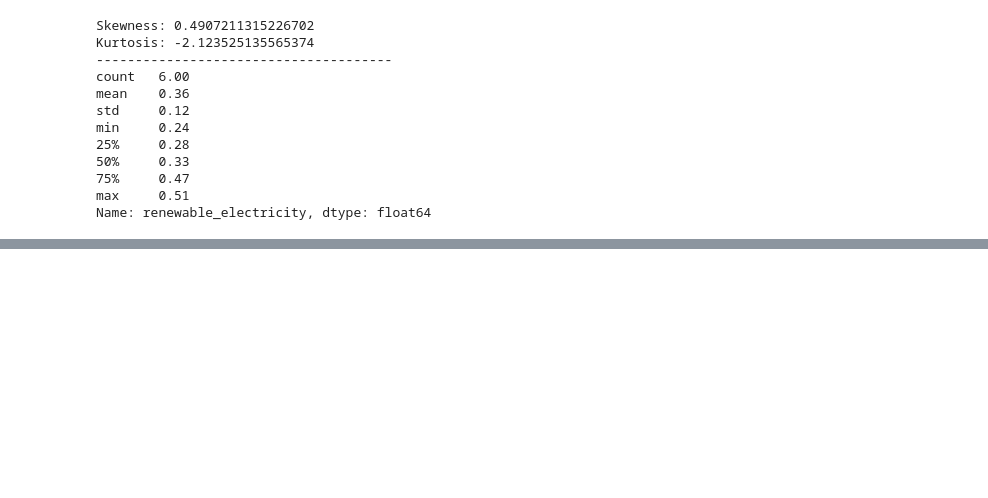
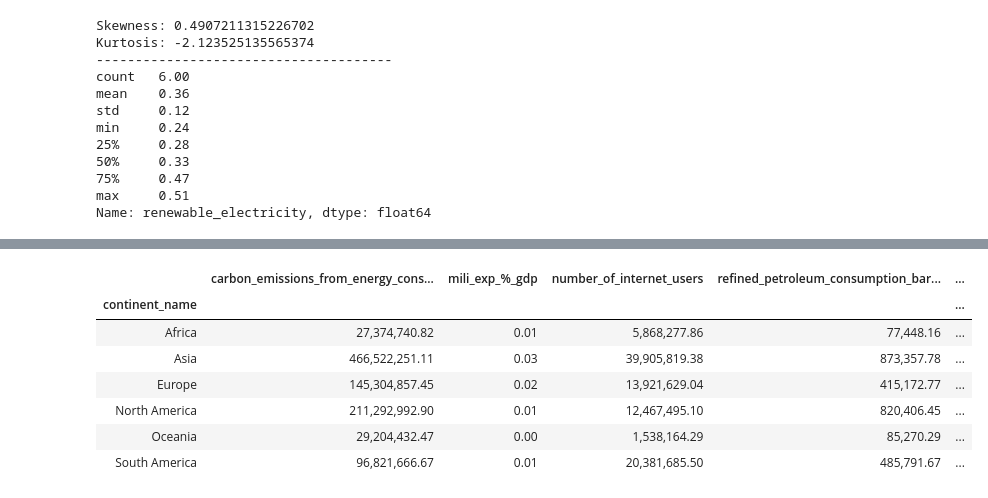
Before and after one commit to Silkways/CIA-Project, a Jupyter notebook: Laura's notebook.ipynb, the cells around one changed output, grey strips where cells are left out. Cells and saved outputs as stored; diff of their text form; code cells hidden in the pictures; blank space fills up the shorter version.

```diff
--- a/Laura's notebook.ipynb
+++ b/Laura's notebook.ipynb
@@ -670,0 +685,11 @@ Name: renewable_electricity, dtype: float64
+# %%
+continent_df.groupby('continent_name').mean()
+# %% [output]
+|  | carbon_emissions_from_energy_cons... | mili_exp_%_gdp | number_of_internet_users | refined_petroleum_consumption_bar... | ... |
+| continent_name |  |  |  |  | ... |
+| Africa | 27,374,740.82 | 0.01 | 5,868,277.86 | 77,448.16 | ... |
+| Asia | 466,522,251.11 | 0.03 | 39,905,819.38 | 873,357.78 | ... |
+| Europe | 145,304,857.45 | 0.02 | 13,921,629.04 | 415,172.77 | ... |
+| North America | 211,292,992.90 | 0.01 | 12,467,495.10 | 820,406.45 | ... |
+| Oceania | 29,204,432.47 | 0.00 | 1,538,164.29 | 85,270.29 | ... |
+| South America | 96,821,666.67 | 0.01 | 20,381,685.50 | 485,791.67 | ... |
```
Also changed, not shown: parts of 12 cells of this notebook.
